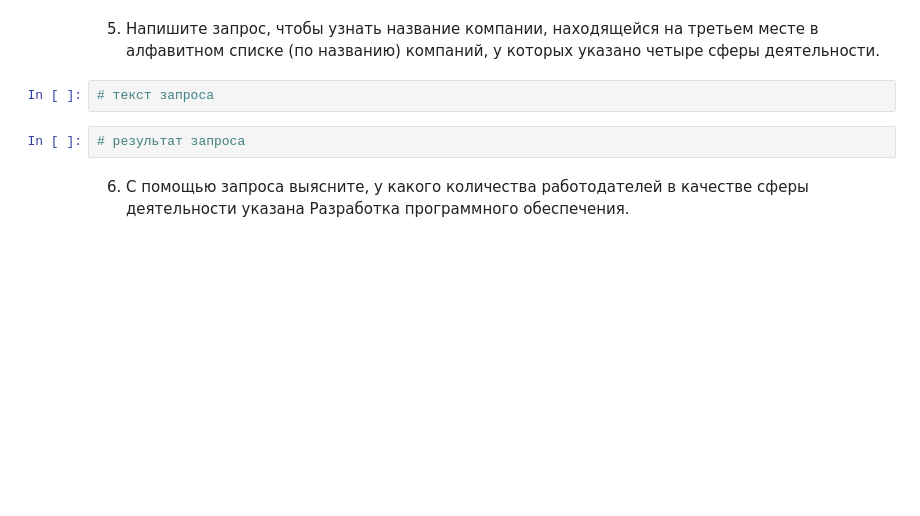
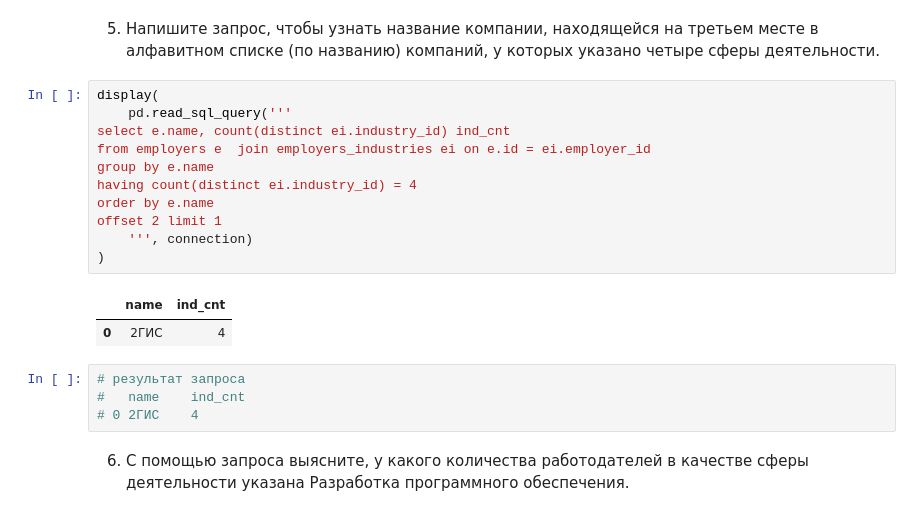
Before and after one commit to AlexeyLukovnikov/sf_data_science, a Jupyter notebook: BLOCK2_PROJECT-2/Project_2.ipynb, the cells around one changed output. Cells and saved outputs as stored; diff of their text form; blank space fills up the shorter version.

```diff
--- a/BLOCK2_PROJECT-2/Project_2.ipynb
+++ b/BLOCK2_PROJECT-2/Project_2.ipynb
@@ -256,9 +256,23 @@ select count(*) employers_without_industries from employers e left join employer
 # %% [markdown]
 5. Напишите запрос, чтобы узнать название компании, находящейся на третьем месте в алфавитном списке (по названию) компаний, у которых указано четыре сферы деятельности.
 # %%
-# текст запроса
+display(
+    pd.read_sql_query('''
+select e.name, count(distinct ei.industry_id) ind_cnt
+from employers e  join employers_industries ei on e.id = ei.employer_id
+group by e.name
+having count(distinct ei.industry_id) = 4
+order by e.name
+offset 2 limit 1
+    ''', connection)
+)
+# %% [output]
+|  | name | ind_cnt |
+| 0 | 2ГИС | 4 |
 # %%
 # результат запроса
+# 	name	ind_cnt
+# 0	2ГИС	4
 # %% [markdown]
 6. С помощью запроса выясните, у какого количества работодателей в качестве сферы деятельности указана Разработка программного обеспечения.
 # %%
```
